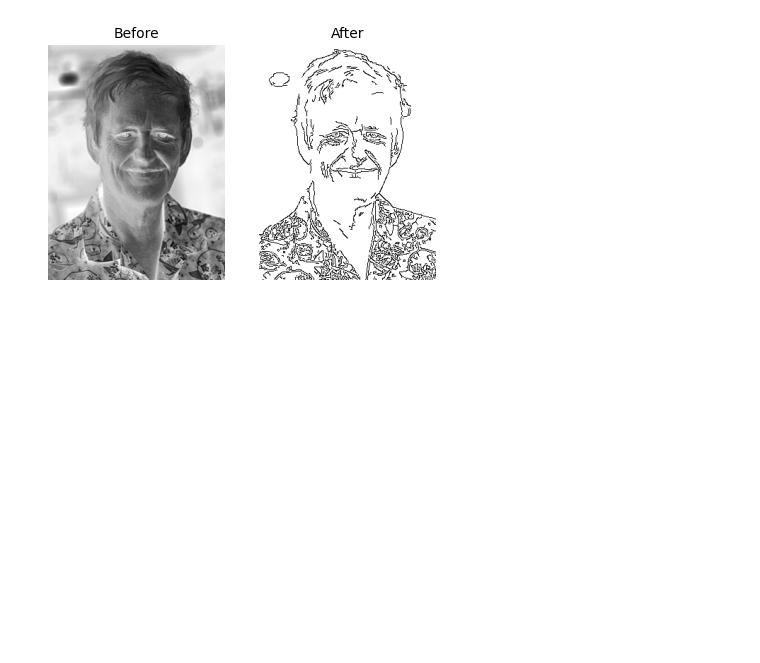
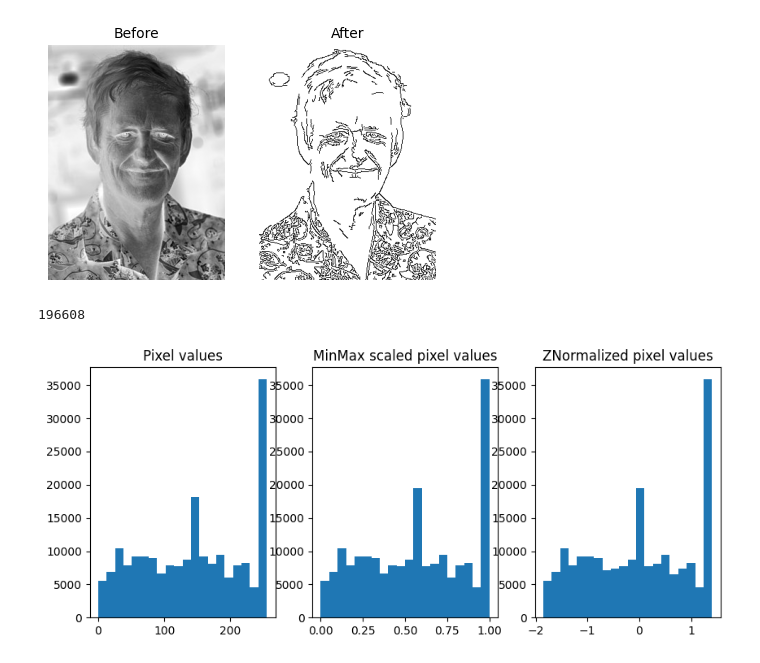
Before and after one commit to zdrobix/csubb, a Jupyter notebook: Semestru 4/IA/lab/lab2/problem2.ipynb, the cells around one changed output. Saved outputs shown, nothing was run; the diff lists cells and outputs as text; code cells hidden in the pictures; blank space fills up the shorter version.

Commit message:
Added normalization for pixel values.

```diff
--- a/Semestru 4/IA/lab/lab2/problem2.ipynb
+++ b/Semestru 4/IA/lab/lab2/problem2.ipynb
@@ -14,11 +14,14 @@ plt.show()
 [figure]
 # %%
 images = []
+pixels = []
 
 for filename in os.listdir('./images'):
     img = Image.open('./images/' + filename).convert('L')
     img = img.resize((128, 128), Image.Resampling.LANCZOS)
     images += [img]
+    pixels.extend(np.array(img).flatten())
+
 
 fig, axes = plt.subplots(4, 3, figsize=(8.0, 6.0))
 axes = axes.flatten()
@@ -72,3 +75,21 @@ axes[1].set_title('After', fontsize=10)
 plt.show()
 # %% [output]
 [figure]
+# %%
+minmax_scaled_pixel = [(pixel - 0) / 255.0 for pixel in pixels]
+
+meann = np.mean(pixels)
+stdd = np.std(pixels)
+normalized_pixel = [(pixel - meann) / stdd for pixel in pixels]
+
+fig, (ax1, ax2, ax3) = plt.subplots(1, 3, figsize=(10, 4))
+ax1.hist(pixels, 20)
+ax1.set_title('Pixel values')
+ax2.hist(minmax_scaled_pixel, 20)
+ax2.set_title('MinMax scaled pixel values')
+ax3.hist(normalized_pixel, 20)
+ax3.set_title('ZNormalized pixel values')
+plt.show()
+# %% [output]
+196608
+[figure, added]
```
